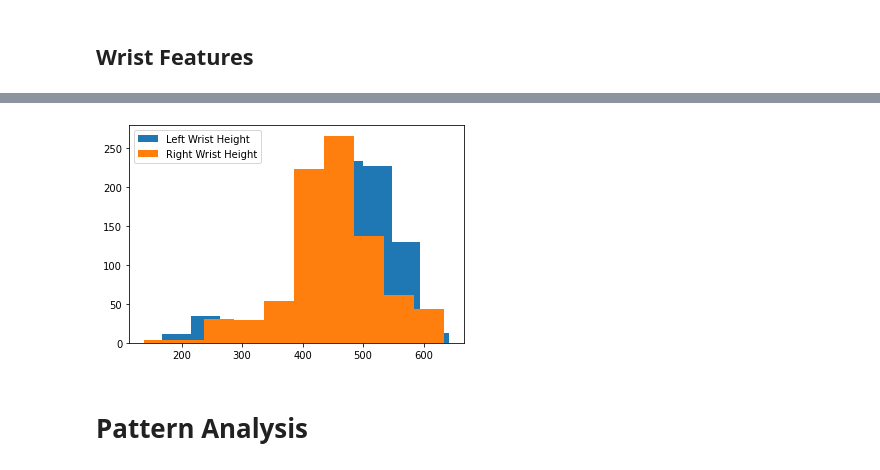
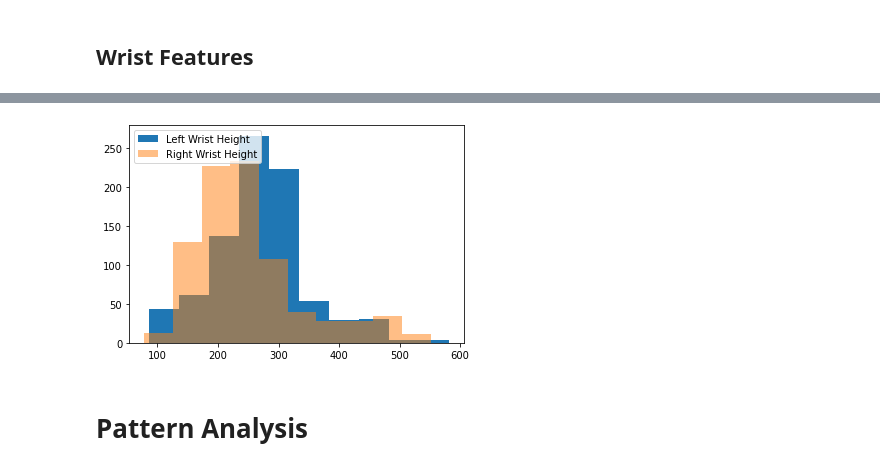
Before and after one commit to tiilt-lab/sport_analytics, a Jupyter notebook: mmla_ia_analysis/reorient_data_and_EDA_person1_y.ipynb, the cells around one changed output, grey strips where cells are left out. Drawn from its saved outputs; the diff is of its cells as text; code cells hidden in the pictures.

```diff
--- a/mmla_ia_analysis/reorient_data_and_EDA_person1_y.ipynb
+++ b/mmla_ia_analysis/reorient_data_and_EDA_person1_y.ipynb
@@ -7,7 +7,7 @@ import seaborn as sns
 
 from sklearn.preprocessing import StandardScaler
 # %%
-key_joint = pd.read_csv("blazepose_csv/person1.csv", index_col=0)
+key_joint = pd.read_csv("blazepose_csv/person1_withz.csv", index_col=0)
 key_joint
 # %% [output]
 |  | frame | nose_x | left_eye_inner_x | left_eye_x | left_eye_outer_x | right_eye_inner_x | right_eye_x | ... |
@@ -86,3 +86,5 @@ new_tbl
+# %%
+key_joint = new_tbl
 # %% [markdown]
 ### EXAMPLE PLOT OF NEW ORIENTATION
 # %%
@@ -160,10 +196,10 @@ plt.ylim(bottom=0, top=180);
 # %% [markdown]
 # Creating New Features
 # %%
-key_joint.loc[:,'left_nose_to_hip'] = key_joint['left_hip_y'] - key_joint['nose_y']
-key_joint.loc[:,'right_nose_to_hip'] = key_joint['right_hip_y'] - key_joint['nose_y']
-key_joint.loc[:,'left_hip_to_knee'] = key_joint['left_knee_y'] - key_joint['left_hip_y']
-key_joint.loc[:,'right_hip_to_knee'] = key_joint['right_knee_y'] - key_joint['right_hip_y']
-key_joint.loc[:, 'avg_hip_to_knee'] = np.mean([key_joint['left_knee_y'],key_joint['right_knee_y']], axis=0) - np.mean([key_joint['left_hip_y'],key_joint['right_hip_y']], axis=0)
-key_joint.iloc[:, 100:]
+key_joint.loc[:,'left_nose_to_hip'] = key_joint['nose_y'] - key_joint['left_hip_y']
+key_joint.loc[:,'right_nose_to_hip'] =  key_joint['nose_y'] - key_joint['right_hip_y']
+key_joint.loc[:,'left_hip_to_knee'] = key_joint['left_hip_y'] - key_joint['left_knee_y']
+key_joint.loc[:,'right_hip_to_knee'] = key_joint['right_hip_y'] - key_joint['right_knee_y']
+key_joint.loc[:, 'avg_hip_to_knee'] = np.mean([key_joint['left_hip_y'],key_joint['right_hip_y']], axis=0) - np.mean([key_joint['left_knee_y'],key_joint['right_knee_y']], axis=0)
+key_joint.iloc[:, 135:]
 # %% [output]
@@ -242,14 +296,14 @@ plt.xlabel('Frame Number');
 # %%
 # Wrist Heights
 # can this be used to estimate hand dominance? if one hand tends to be lower?
 # does the video account for the mirroring?
 plt.hist(key_joint['left_wrist_y'], label='Left Wrist Height');
 plt.legend(loc='upper left');
 
-plt.hist(key_joint['right_wrist_y'], label='Right Wrist Height');
+plt.hist(key_joint['right_wrist_y'], label='Right Wrist Height', alpha=0.5);
 plt.legend(loc='upper left');
 # %% [output]
-[figure, old version]
+[figure, new version]
 # %% [markdown]
 # Pattern Analysis
 # %% [markdown]
```
Also changed, not shown: parts of 15 cells of this notebook, 1 other file.
